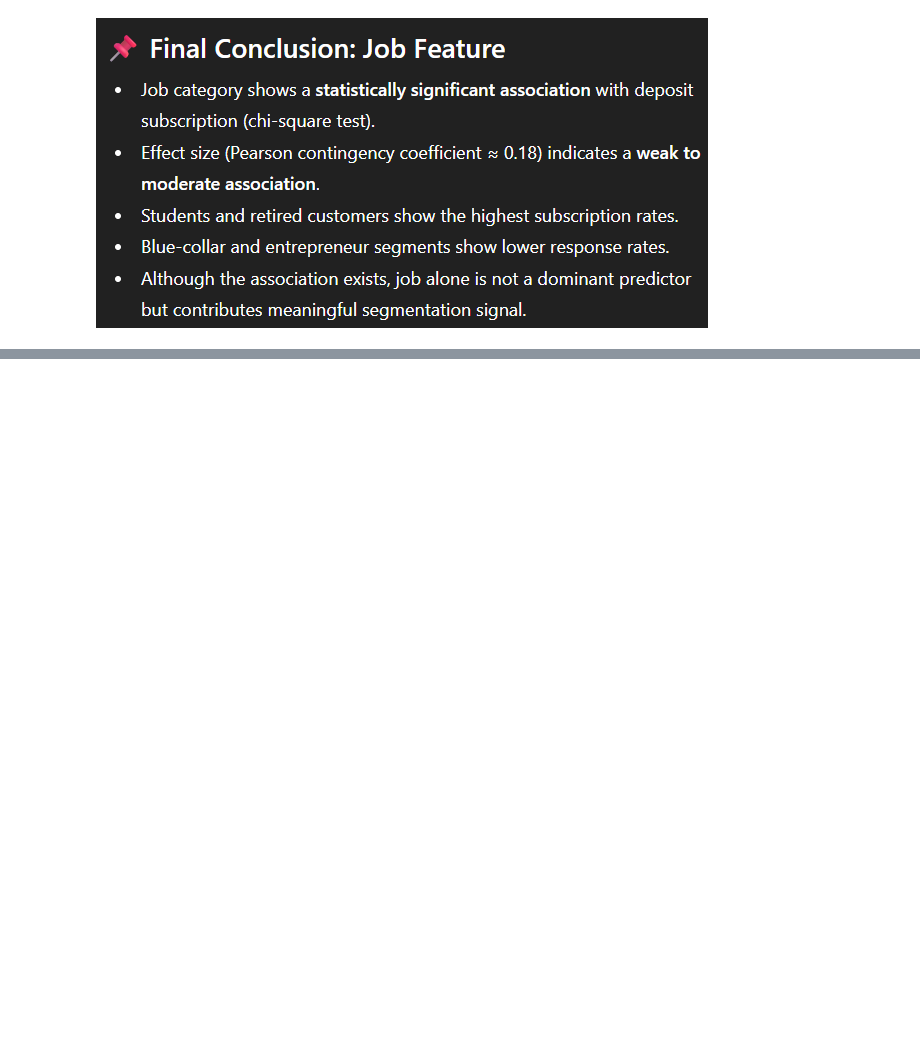
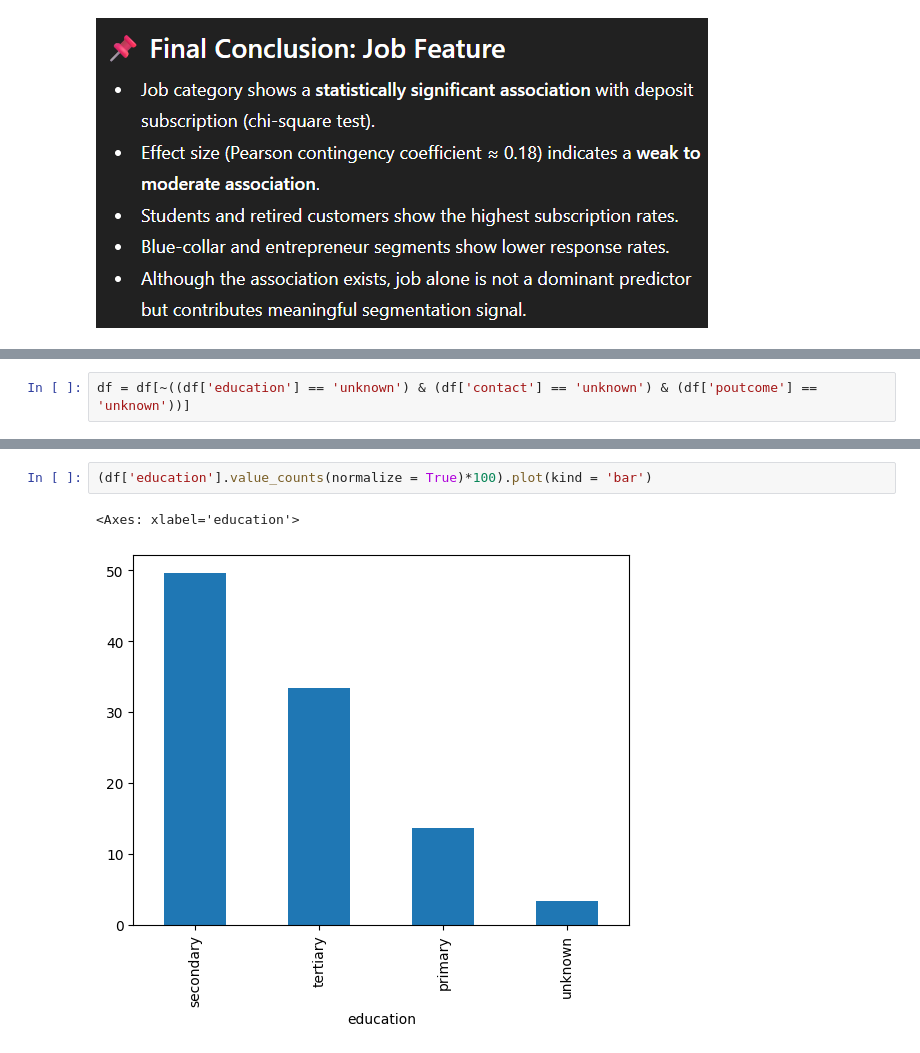
Before and after one commit to UKD1211/100_days_ML_cX_ISI_DS, a Jupyter notebook: Bank_Marketing_Campaign.ipynb, the cells around one changed output, grey strips where cells are left out. Saved outputs shown, nothing was run; the diff lists cells and outputs as text; blank space fills up the shorter version.

```diff
--- a/Bank_Marketing_Campaign.ipynb
+++ b/Bank_Marketing_Campaign.ipynb
@@ -396,0 +478,2 @@ np.float64(0.18154620388103712)
+# %%
+df = df[~((df['education'] == 'unknown') & (df['contact'] == 'unknown') & (df['poutcome'] == 'unknown'))]
@@ -396,0 +490,5 @@ np.float64(0.18154620388103712)
+# %%
+(df['education'].value_counts(normalize = True)*100).plot(kind = 'bar')
+# %% [output]
+<Axes: xlabel='education'>
+[figure, added]
```
Also changed, not shown: parts of 38 cells of this notebook.
